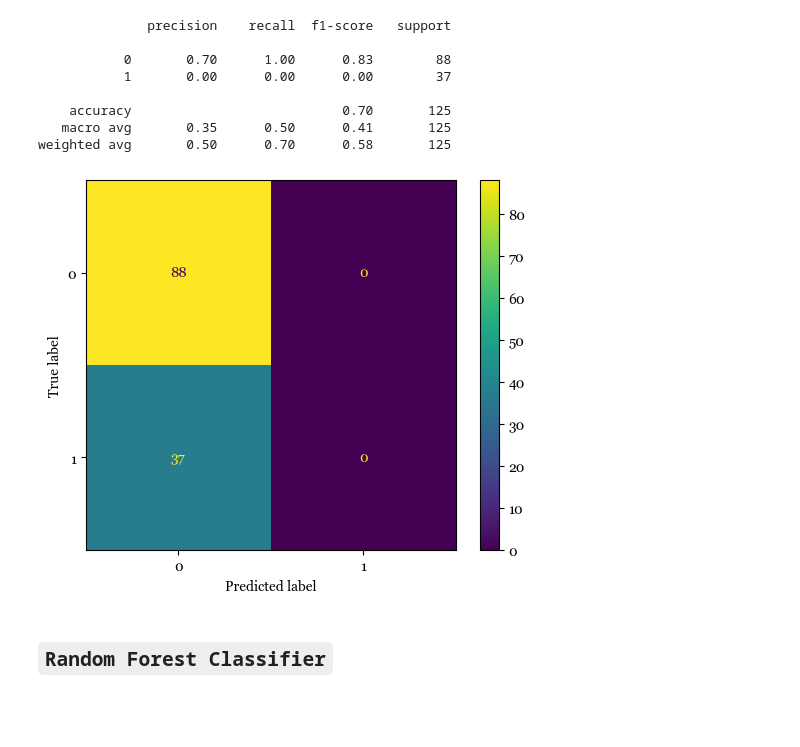
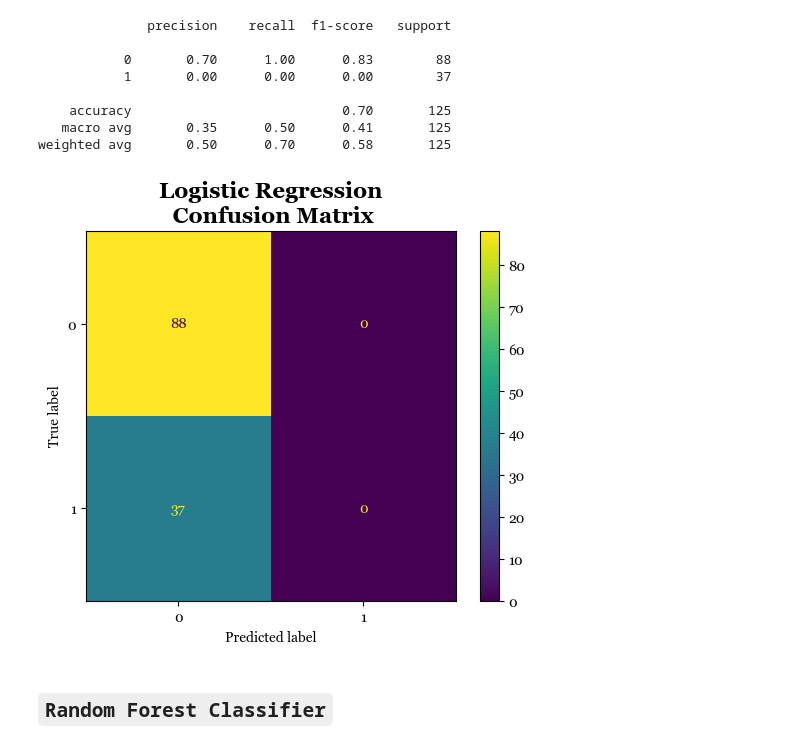
Before and after one commit to murithidenisgitobu/PATIENT-CHURN-PREDICTION, a Jupyter notebook: Patient_Churn_Notebook.ipynb, the cells around one changed output. Saved outputs shown, nothing was run; the diff lists cells and outputs as text; code cells hidden in the pictures; blank space fills up the shorter version.

```diff
--- a/Patient_Churn_Notebook.ipynb
+++ b/Patient_Churn_Notebook.ipynb
@@ -609,11 +610,12 @@ weighted avg       0.50      0.70      0.58       125
 # %%
 # Display confusion matrix to visualize model perfomance
 cm = confusion_matrix(y_test, y_pred_lr)
 disp = ConfusionMatrixDisplay(confusion_matrix=cm)
 disp.plot()
+plt.title("Logistic Regression\n Confusion Matrix")
 plt.show()
 # %% [output]
-[figure, old version]
+[figure, new version]
 # %% [markdown]
 ## **`Random Forest Classifier`**
 # %%
```
Also changed, not shown: parts of 4 cells of this notebook, 5 other files.
